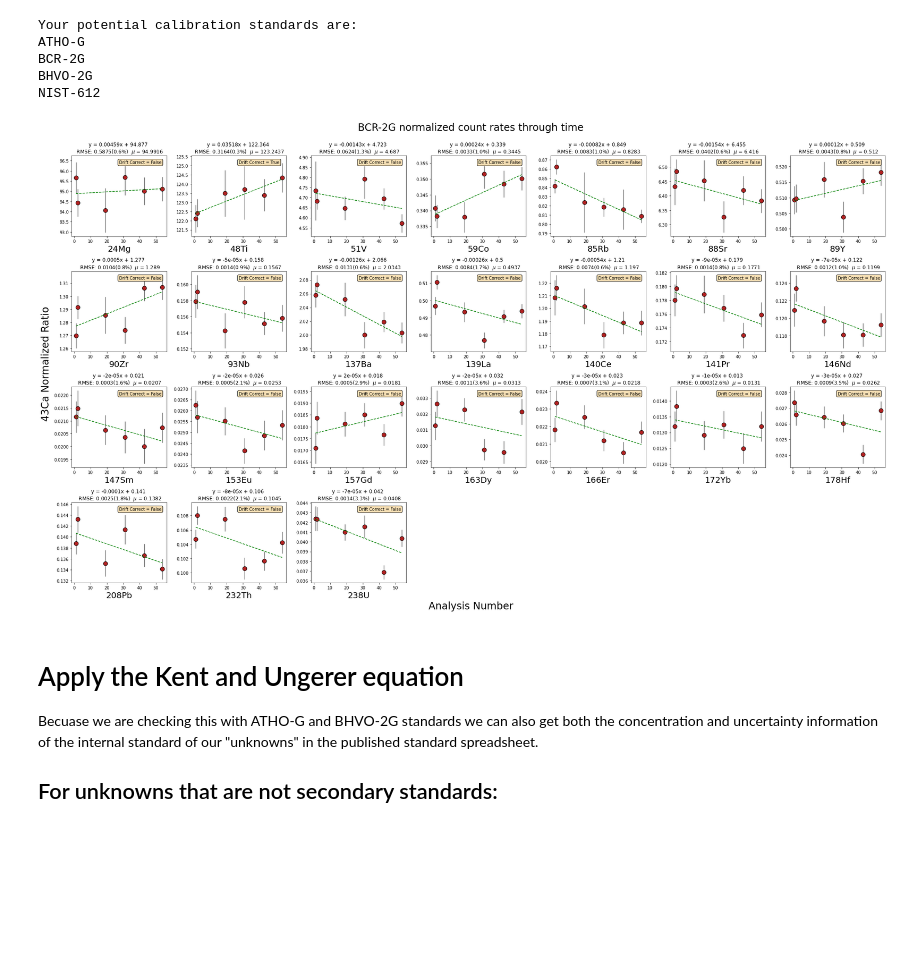
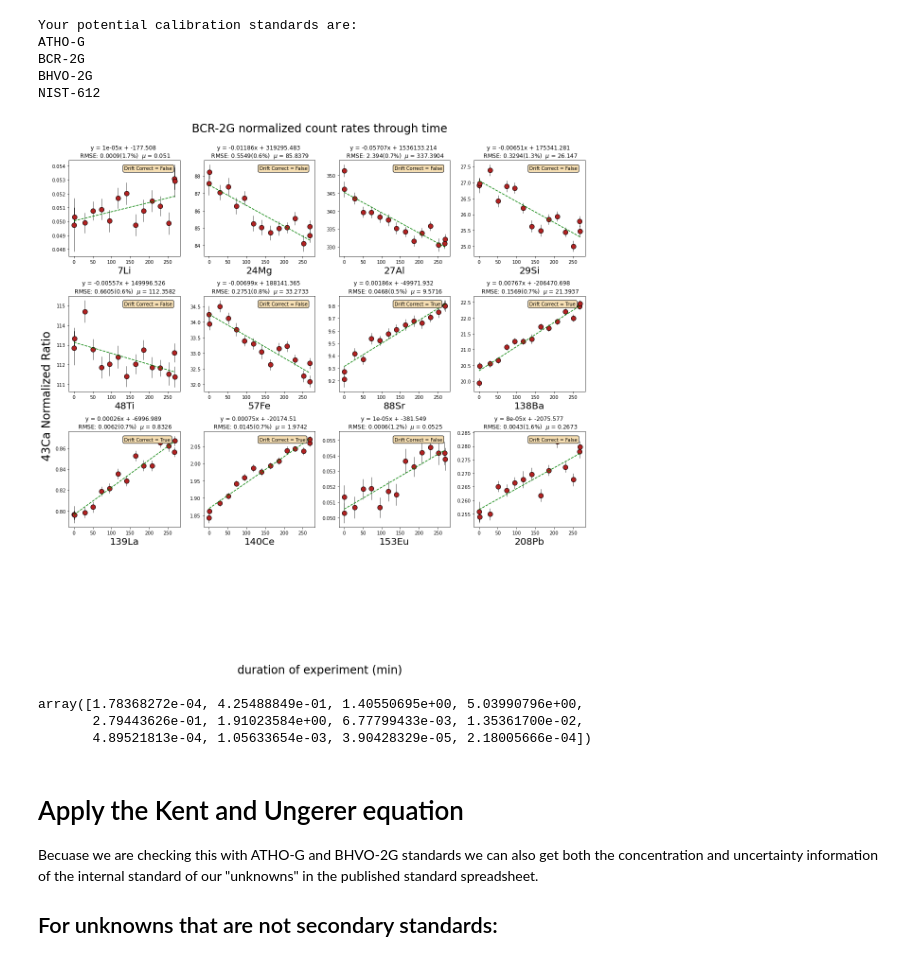
Before and after one commit to jlubbersgeo/laicpms_general, a Jupyter notebook: lasercalc_python.ipynb, the cells around one changed output. Cells and saved outputs as stored; diff of their text form; code cells hidden in the pictures; blank space fills up the shorter version.

Commit message:
changed drift correction to actual time units

```diff
--- a/lasercalc_python.ipynb
+++ b/lasercalc_python.ipynb
@@ -50,12 +51,14 @@ Data used here can be found [here](https://github.com/jlubbersgeo/laserTRAM-DB/t
 # %%
 # import published standards data
 stds_data = pd.read_excel(
-    "/Users/jordanlubbers/Desktop/LaserTRAM-DB_use/laserTRAM-DB/tests/laicpms_stds_tidy.xlsx"
+    r"C:\Users\jlubbers\OneDrive - DOI\Research\Coding\laser_processing\laserTRAM-DB\tests\laicpms_stds_tidy.xlsx"
 ).set_index("Standard")
 
 # import our internal standard normalized data
 test_data = (
-    pd.read_excel("/Users/jordanlubbers/Desktop/LaserTRAM-DB_use/laserTRAM-DB/tests/spot_test_lasertram_complete.xlsx")
+    pd.read_excel(
+        r"C:\Users\jlubbers\OneDrive - DOI\Research\Coding\laser_processing\test_data\stds_unk_plag_badorder_LTcomplete.xlsx"
+    )
     .dropna()
     .set_index("Spot")
 )
@@ -91,6 +94,7 @@ myanalytes = [
         or "start" in analyte
         or "stop" in analyte
         or "long" in analyte
+        or "timestamp" in analyte
     )
 ]
 myanalytes.remove(test_data["norm"].unique()[0])
@@ -182,7 +186,18 @@ for j in range(len(myanalytes)):
     # Getting regression statistics on analyte normalized ratios through time
     # for the calibration standard. This is what we use to check to see if it needs
     # to be drift corrected
-    x = calib_std_data["index"]
+    if "timestamp" in calib_std_data.columns.tolist():
+        # get an array in time units based on timestamp column. This is
+        # is in seconds
+        x = np.array([np.datetime64(d, "m") for d in calib_std_data["timestamp"]]).astype(np.float64)
+        # x = np.cumsum(np.diff(x))
+        # x = np.insert(x, 0, 0).astype(np.float64)
+
+    else:
+
+        x = calib_std_data["index"]
+
+    # x = calib_std_data["index"]
     y = calib_std_data[myanalytes[j]]
 
     X = sm.add_constant(x)
@@ -199,7 +214,7 @@ for j in range(len(myanalytes)):
     calib_std_intercepts.append(model.params[0])
 
     axes[j].errorbar(
-        x,
+        np.cumsum(np.diff(x,prepend = x[0])),
         y,
         yerr=calib_std_data[myanalytes[j]]
         * (calib_std_data["{}_se".format(myanalytes[j])] / 100),
@@ -212,7 +227,7 @@ for j in range(len(myanalytes)):
         ms=10,
     )
 
-    axes[j].plot(x, ypred, "g--")
+    axes[j].plot(np.cumsum(np.diff(x,prepend = x[0])), ypred, "g--")
     axes[j].set_xlabel(myanalytes[j], fontsize=20)
 
     axes[j].set_title(
@@ -232,35 +247,35 @@ for j in range(len(myanalytes)):
         drift_check.append("True")
 
     else:
         axes[j].text(
             0.5, 0.9, "Drift Correct = False", transform=axes[j].transAxes, bbox=props
         )
         drift_check.append("False")
 
 
 for j in range(len(axes)):
     if j >= len(myanalytes):
         fig.delaxes(axes[j])
 
 fig.suptitle(
     "{} normalized count rates through time".format(calib_std), fontsize=24, y=1
 )
 fig.text(
-    0.5, -0.01, "Analysis Number", ha="center", fontsize=24,
+    0.5, -0.01, "duration of experiment (min)", ha="center", fontsize=24,
 )
 fig.text(
     -0.01,
     0.5,
     "{} Normalized Ratio".format(calib_std_data["norm"].unique()[0]),
     va="center",
     rotation="vertical",
     fontsize=24,
 )
 
 fig.tight_layout()
 # plt.savefig('/Users/jordanlubbers/Desktop/lasercalc_driftcorrect_example.pdf',bbox_inches = 'tight')
 # %% [output]
-[figure, old version]
+[figure, new version]
 # %%
 # For our calibration standard, calculate the concentration ratio of each analyte to the element used as the internal standard
 std_conc_ratios = []
@@ -285,6 +300,11 @@ for i in range(len(myanalytes)):
 # make our list an array for easier math going forward
 # std_conc_ratios = pd.DataFrame(np.array(std_conc_ratios)[np.newaxis,:],columns = myanalytes)
 std_conc_ratios = np.array(std_conc_ratios)
+std_conc_ratios
+# %% [output]
+array([1.78368272e-04, 4.25488849e-01, 1.40550695e+00, 5.03990796e+00,
+       2.79443626e-01, 1.91023584e+00, 6.77799433e-03, 1.35361700e-02,
+       4.89521813e-04, 1.05633654e-03, 3.90428329e-05, 2.18005666e-04])
 # %% [markdown]
 # Apply the Kent and Ungerer equation
 Becuase we are checking this with ATHO-G and BHVO-2G standards we can also get both the concentration and uncertainty information of the internal standard of our "unknowns" in the published standard spreadsheet.
```
Also changed, not shown: parts of 7 cells of this notebook.
